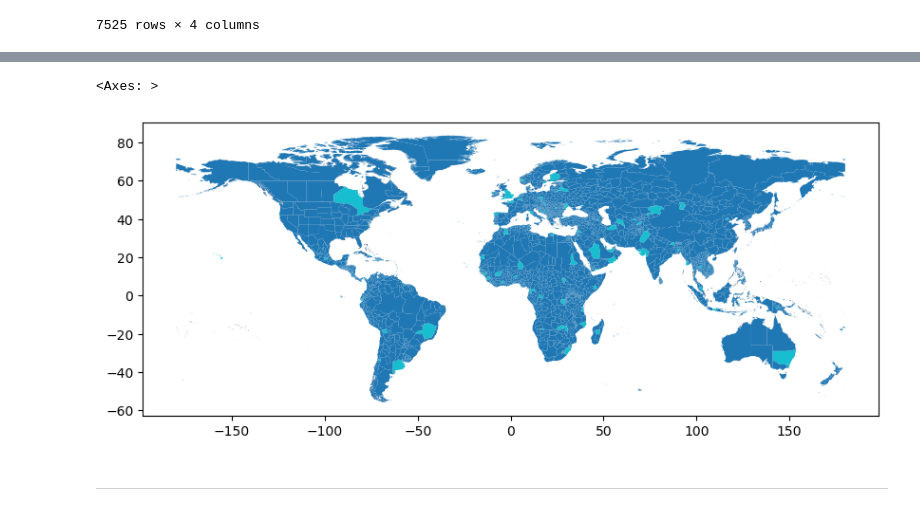
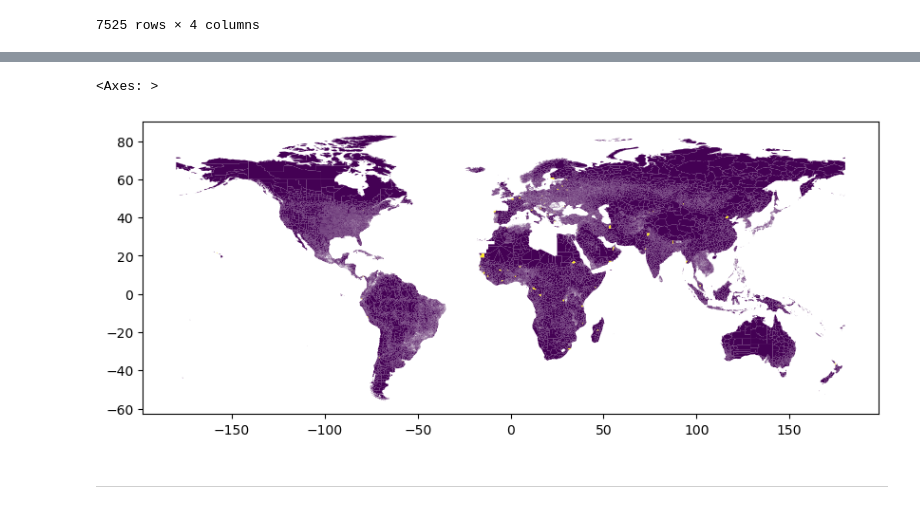
Before and after one commit to felixschulz385/growth-and-temperature, a Jupyter notebook: gnt/experiments/plad.ipynb, the cells around one changed output, grey strips where cells are left out. Saved outputs shown, nothing was run; the diff lists cells and outputs as text; code cells hidden in the pictures.

Commit message:
exp: Experiments to test the newly aggregated data

```diff
--- a/gnt/experiments/plad.ipynb
+++ b/gnt/experiments/plad.ipynb
@@ -47,5 +47,7 @@ plad_panel
 7525 rows × 4 columns
 # %%
 adm_1 = gpd.read_file("/scicore/home/meiera/schulz0022/projects/growth-and-temperature/data_nobackup/misc/processed/stage_1/gadm/gadm_levelADM_1_simplified.gpkg")
+adm_1["geometry"] = adm_1["geometry"].simplify(.1, preserve_topology=False)
 adm_2 = gpd.read_file("/scicore/home/meiera/schulz0022/projects/growth-and-temperature/data_nobackup/misc/processed/stage_1/gadm/gadm_levelADM_2_simplified.gpkg")
+adm_2["geometry"] = adm_2["geometry"].simplify(.1, preserve_topology=False)
 # %%
@@ -78,5 +84,15 @@ adm_1_panel = pd.merge(adm_1_panel, adm_1[["GID_1", "geometry"]])
 # %%
-## Test
-reg_fav_adm_1 = pd.merge(adm_1_panel, plad_panel, left_on=["GID_1", "year"], right_on=["reg_fav_adm_1", "year"], how="left")
-reg_fav_adm_1["reg_fav"] = (~reg_fav_adm_1.reg_fav_adm_1.isna())
-reg_fav_adm_1.drop(columns=["gid_0","reg_fav_adm_1","reg_fav_adm_2"], inplace=True)
+adm_2_panel = pd.DataFrame(
+    list(
+        product(
+            adm_2["GID_2"].unique(),
+            years_to_process
+            )
+        ),
+    columns=["GID_2", "year"])
+
+adm_2_panel = pd.merge(adm_2_panel, adm_2[["GID_2", "geometry"]])
+
+reg_fav_adm_2 = pd.merge(adm_2_panel, plad_panel, left_on=["GID_2", "year"], right_on=["reg_fav_adm_2", "year"], how="left")
+reg_fav_adm_2["reg_fav"] = (~reg_fav_adm_2.reg_fav_adm_2.isna())
+reg_fav_adm_2.drop(columns=["gid_0","reg_fav_adm_1","reg_fav_adm_2"], inplace=True)
@@ -99,9 +99,9 @@ reg_fav_adm_1
 # %%
 fig, ax = plt.subplots(figsize=(10,20))
-gpd.GeoDataFrame(reg_fav_adm_1.query("year==2015")).plot(ax=ax, column="reg_fav")
+gpd.GeoDataFrame(reg_fav_adm_2.query("year==2015")).plot(ax=ax, column="reg_fav", cmap="viridis")
 # %% [output]
 <Axes: >
-[figure, old version]
+[figure, new version]
 # %% [markdown]
 ---
 # %%
```
Also changed, not shown: parts of 3 cells of this notebook, 4 other files.
